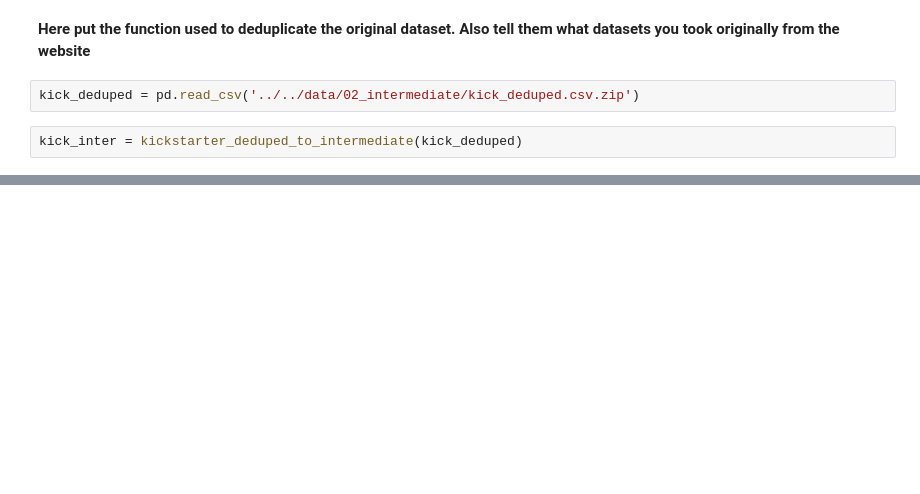
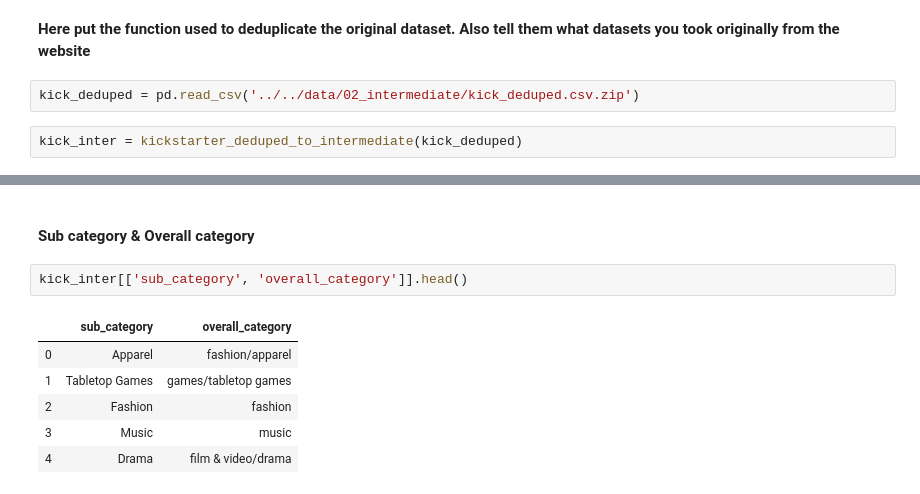
Before and after one commit to Abdul24/crowdfunding_campaign_selection, a Jupyter notebook: notebooks/04_reports/20191017-final-report.ipynb, the cells around one changed output, grey strips where cells are left out. Cells and saved outputs as stored; diff of their text form; blank space fills up the shorter version.

```diff
--- a/notebooks/04_reports/20191017-final-report.ipynb
+++ b/notebooks/04_reports/20191017-final-report.ipynb
@@ -106,0 +190,11 @@ Let's take a closer look at our remaining 12 columns:
+# %% [markdown]
+#### Sub category & Overall category
+# %%
+kick_inter[['sub_category', 'overall_category']].head()
+# %% [output]
+|  | sub_category | overall_category |
+| 0 | Apparel | fashion/apparel |
+| 1 | Tabletop Games | games/tabletop games |
+| 2 | Fashion | fashion |
+| 3 | Music | music |
+| 4 | Drama | film & video/drama |
```
Also changed, not shown: parts of 19 cells of this notebook.
